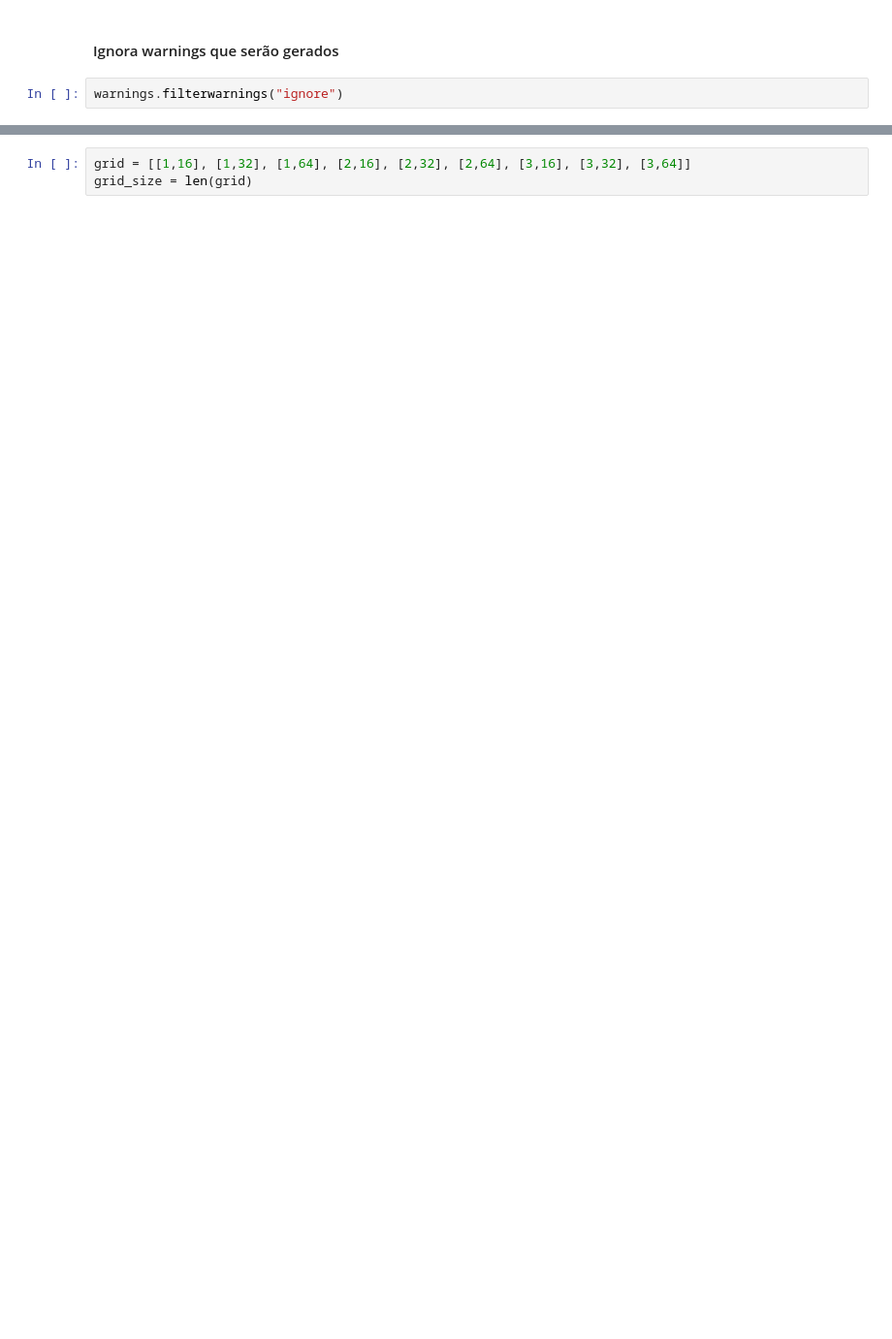
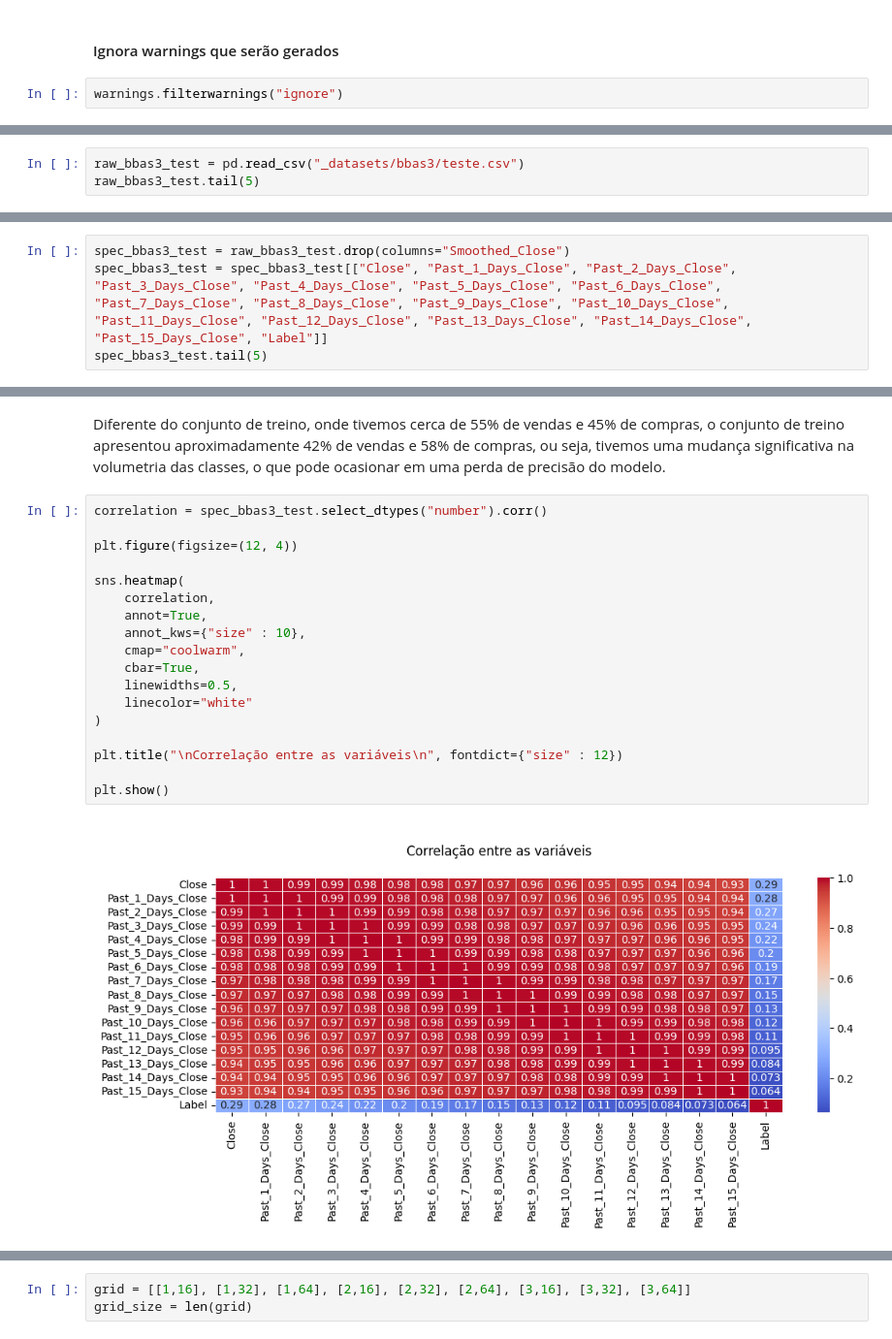
Before and after one commit to leonardosantosrocha/fiap-deep-learning, a Jupyter notebook: main.ipynb, the cells around one changed output, grey strips where cells are left out. Shown at 97% size. Drawn from its saved outputs; the diff is of its cells as text; blank space fills up the shorter version.

```diff
--- a/main.ipynb
+++ b/main.ipynb
@@ -184,0 +138,3 @@ scores, accuracies, losses = list(), list(), list()
+# %%
+raw_bbas3_test = pd.read_csv("_datasets/bbas3/teste.csv")
+raw_bbas3_test.tail(5)
@@ -184,0 +150,4 @@ scores, accuracies, losses = list(), list(), list()
+# %%
+spec_bbas3_test = raw_bbas3_test.drop(columns="Smoothed_Close")
+spec_bbas3_test = spec_bbas3_test[["Close", "Past_1_Days_Close", "Past_2_Days_Close", "Past_3_Days_Close", "Past_4_Days_Close", "Past_5_Days_Close", "Past_6_Days_Close", "Past_7_Days_Close", "Past_8_Days_Close", "Past_9_Days_Close", "Past_10_Days_Close", "Past_11_Days_Close", "Past_12_Days_Close", "Past_13_Days_Close", "Past_14_Days_Close", "Past_15_Days_Close", "Label"]]
+spec_bbas3_test.tail(5)
@@ -184,0 +202,22 @@ scores, accuracies, losses = list(), list(), list()
+# %% [markdown]
+Diferente do conjunto de treino, onde tivemos cerca de 55% de vendas e 45% de compras, o conjunto de treino apresentou aproximadamente 42% de vendas e 58% de compras, ou seja, tivemos uma mudança significativa na volumetria das classes, o que pode ocasionar em uma perda de precisão do modelo.
+# %%
+correlation = spec_bbas3_test.select_dtypes("number").corr()
+
+plt.figure(figsize=(12, 4))
+
+sns.heatmap(
+    correlation,
+    annot=True,
+    annot_kws={"size" : 10},
+    cmap="coolwarm",
+    cbar=True,
+    linewidths=0.5,
+    linecolor="white"
+)
+
+plt.title("\nCorrelação entre as variáveis\n", fontdict={"size" : 12})
+
+plt.show()
+# %% [output]
+[figure, added]
```
Also changed, not shown: parts of 53 cells of this notebook, 1 other file.
